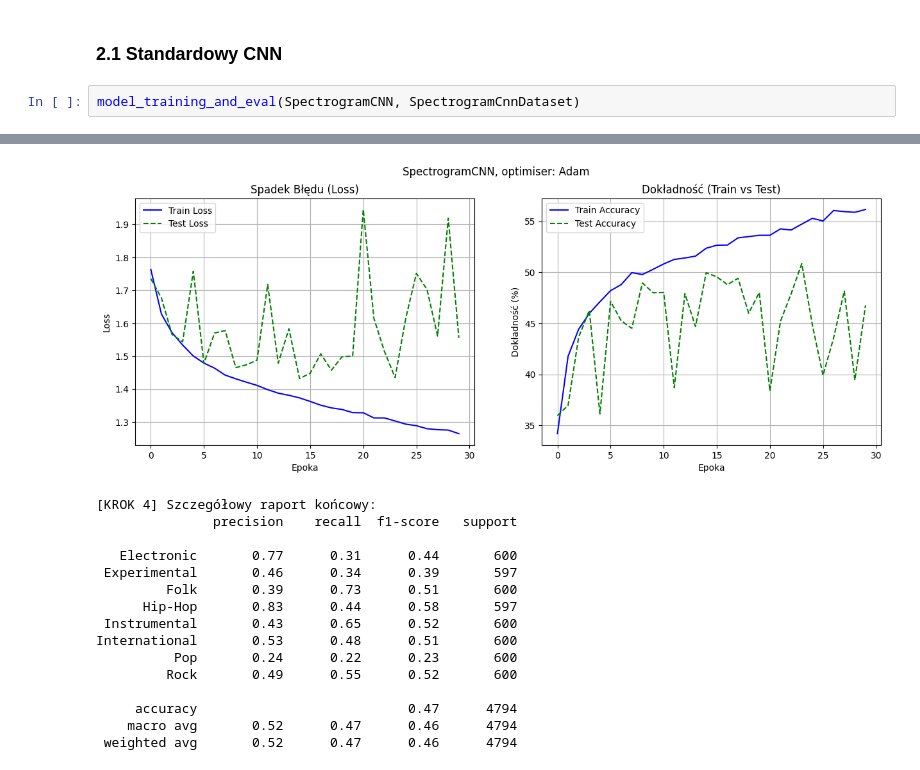
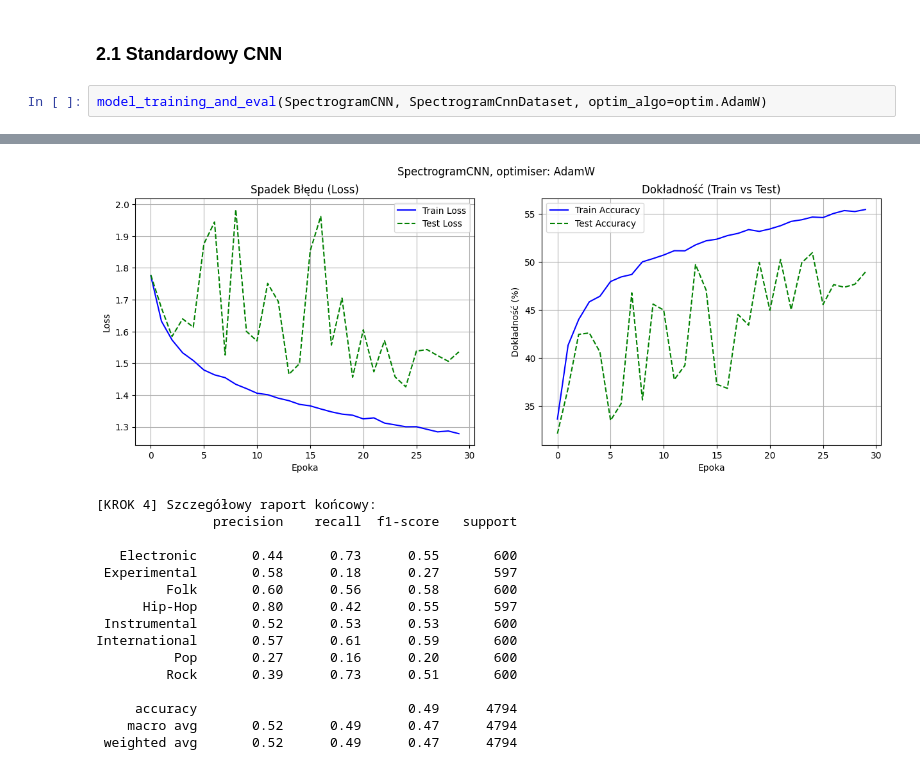
Before and after one commit to PawelMozaryn/CNNs-librosa, a Jupyter notebook: models_librosa_data.ipynb, the cells around one changed output, grey strips where cells are left out. Saved outputs shown, nothing was run; the diff lists cells and outputs as text.

```diff
--- a/models_librosa_data.ipynb
+++ b/models_librosa_data.ipynb
@@ -589,7 +698,7 @@ International       0.40      0.04      0.07       600
 # %% [markdown]
 ### 2.1 Standardowy CNN
 # %%
-model_training_and_eval(SpectrogramCNN, SpectrogramCnnDataset)
+model_training_and_eval(SpectrogramCNN, SpectrogramCnnDataset, optim_algo=optim.AdamW)
 # %% [output]
 Using device: mps
 [KROK 2] Budowa sieci SpectrogramCNN...
@@ -611,16 +720,16 @@ Epoka 30 | Train Loss: 1.2649 Test Loss 1.5555|
-[figure, old version]
+[figure, new version]
 [KROK 4] Szczegółowy raport końcowy:
                precision    recall  f1-score   support
 
-   Electronic       0.77      0.31      0.44       600
- Experimental       0.46      0.34      0.39       597
-         Folk       0.39      0.73      0.51       600
-      Hip-Hop       0.83      0.44      0.58       597
- Instrumental       0.43      0.65      0.52       600
-International       0.53      0.48      0.51       600
-          Pop       0.24      0.22      0.23       600
-         Rock       0.49      0.55      0.52       600
+   Electronic       0.44      0.73      0.55       600
+ Experimental       0.58      0.18      0.27       597
+         Folk       0.60      0.56      0.58       600
+      Hip-Hop       0.80      0.42      0.55       597
+ Instrumental       0.52      0.53      0.53       600
+International       0.57      0.61      0.59       600
+          Pop       0.27      0.16      0.20       600
+         Rock       0.39      0.73      0.51       600
 
-     accuracy                           0.47      4794
-    macro avg       0.52      0.47      0.46      4794
- weighted avg       0.52      0.47      0.46      4794
+     accuracy                           0.49      4794
+    macro avg       0.52      0.49      0.47      4794
+ weighted avg       0.52      0.49      0.47      4794
```
Also changed, not shown: parts of 17 cells of this notebook, 17 other files.
